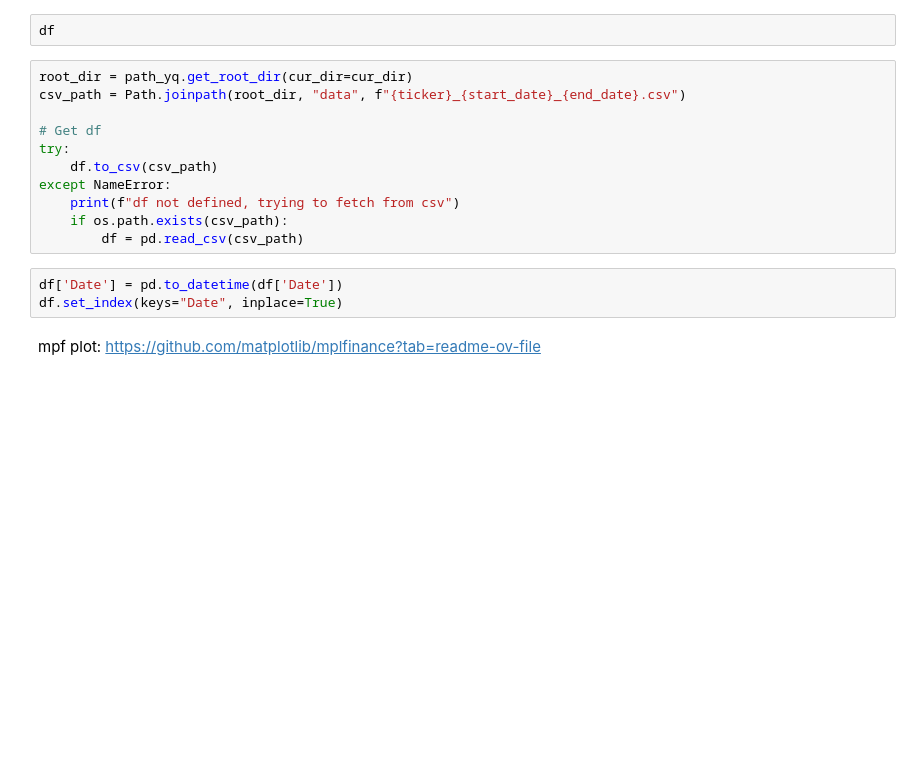
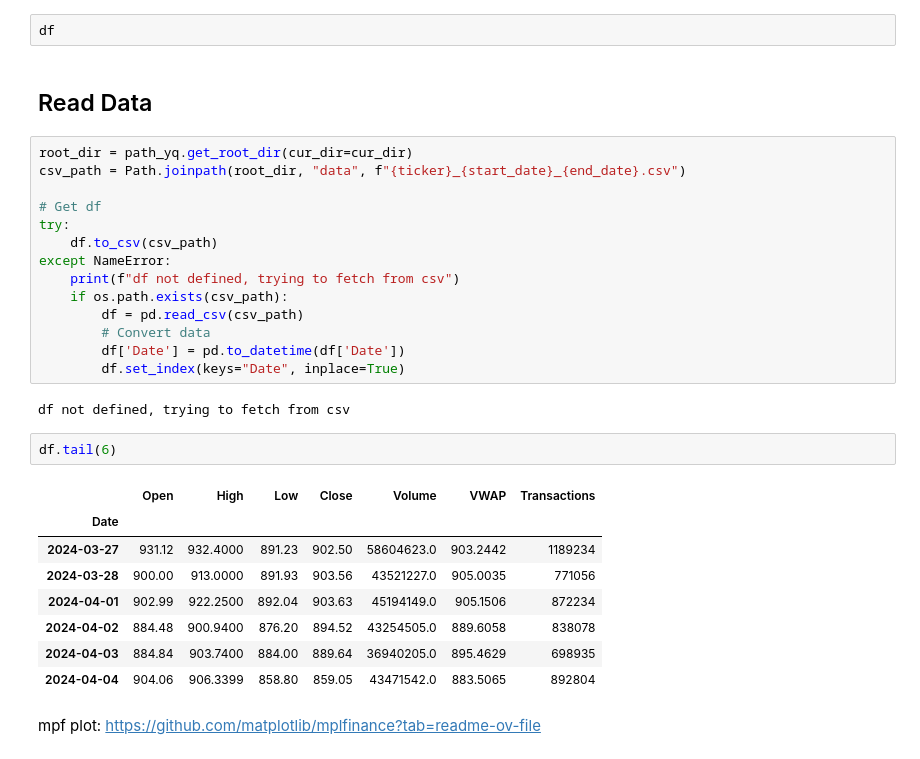
Before and after one commit to yiqwan/stock-forecast-with-nn, a Jupyter notebook: notebooks/yq.ipynb, the cells around one changed output. Drawn from its saved outputs; the diff is of its cells as text; blank space fills up the shorter version.

```diff
--- a/notebooks/yq.ipynb
+++ b/notebooks/yq.ipynb
@@ -99,6 +104,8 @@ sns.heatmap(data.corr(), cmap="Reds", annot=True)
 plt.show()
 # %%
 df
+# %% [markdown]
+## Read Data
 # %%
 root_dir = path_yq.get_root_dir(cur_dir=cur_dir)
 csv_path = Path.joinpath(root_dir, "data", f"{ticker}_{start_date}_{end_date}.csv")
@@ -110,9 +117,22 @@ except NameError:
     print(f"df not defined, trying to fetch from csv")
     if os.path.exists(csv_path):
         df = pd.read_csv(csv_path)
+        # Convert data
+        df['Date'] = pd.to_datetime(df['Date'])
+        df.set_index(keys="Date", inplace=True)
+# %% [output]
+df not defined, trying to fetch from csv
-# %%
-df['Date'] = pd.to_datetime(df['Date'])
-df.set_index(keys="Date", inplace=True)
+# %%
+df.tail(6)
+# %% [output]
+|  | Open | High | Low | Close | Volume | VWAP | Transactions |
+| Date |  |  |  |  |  |  |  |
+| 2024-03-27 | 931.12 | 932.4000 | 891.23 | 902.50 | 58604623.0 | 903.2442 | 1189234 |
+| 2024-03-28 | 900.00 | 913.0000 | 891.93 | 903.56 | 43521227.0 | 905.0035 | 771056 |
+| 2024-04-01 | 902.99 | 922.2500 | 892.04 | 903.63 | 45194149.0 | 905.1506 | 872234 |
+| 2024-04-02 | 884.48 | 900.9400 | 876.20 | 894.52 | 43254505.0 | 889.6058 | 838078 |
+| 2024-04-03 | 884.84 | 903.7400 | 884.00 | 889.64 | 36940205.0 | 895.4629 | 698935 |
+| 2024-04-04 | 904.06 | 906.3399 | 858.80 | 859.05 | 43471542.0 | 883.5065 | 892804 |
 # %% [markdown]
 mpf plot: https://github.com/matplotlib/mplfinance?tab=readme-ov-file
 # %%
```
Also changed, not shown: parts of 30 cells of this notebook.
